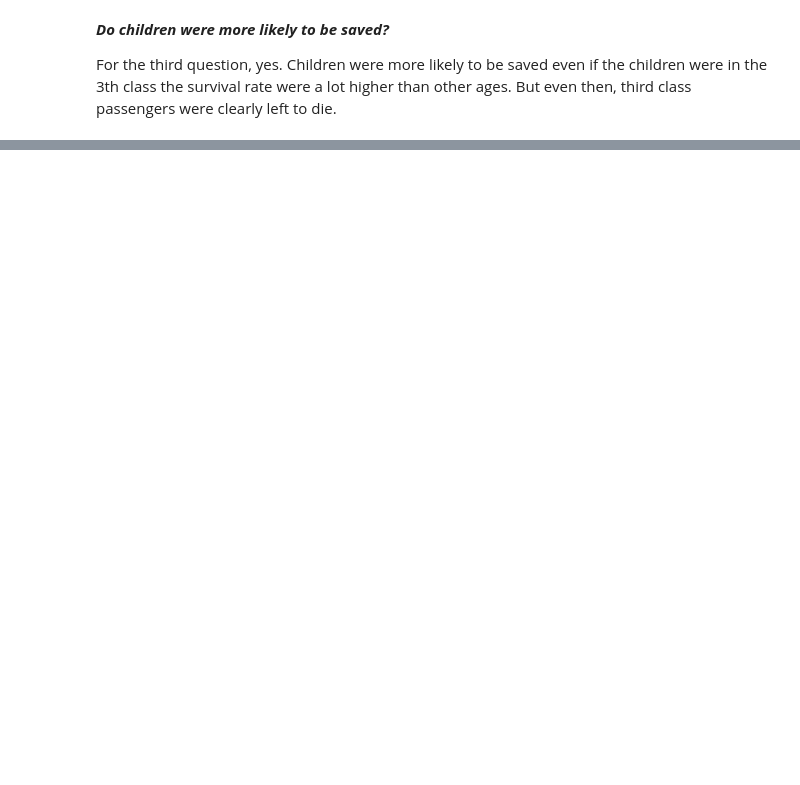
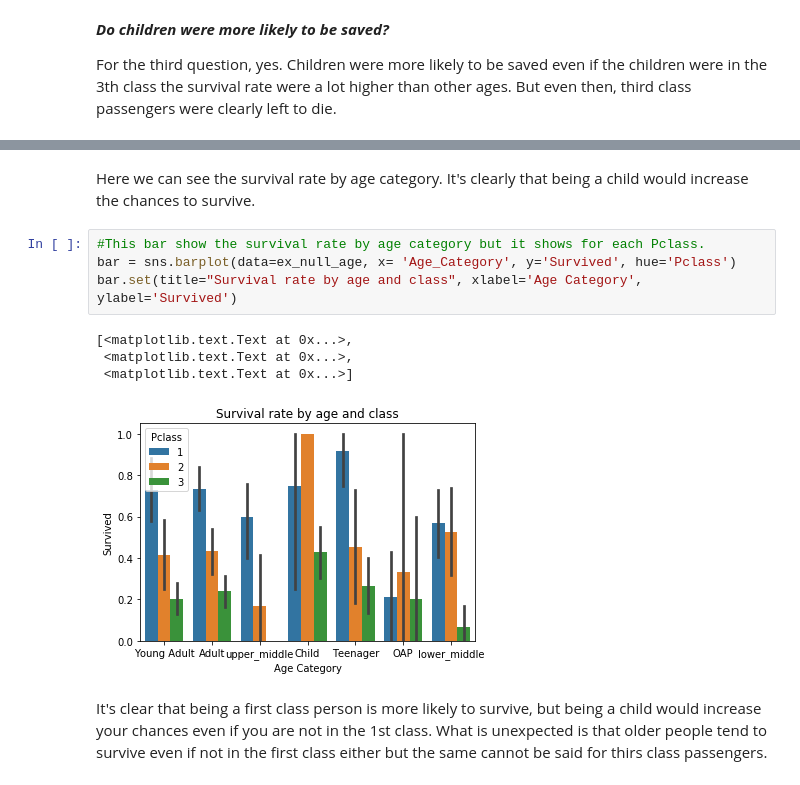
Before and after one commit to thiagoramos23/nanodegre-udacity-project-titanic, a Jupyter notebook: Titanic.ipynb, the cells around one changed output, grey strips where cells are left out. Saved outputs shown, nothing was run; the diff lists cells and outputs as text; blank space fills up the shorter version.

```diff
--- a/Titanic.ipynb
+++ b/Titanic.ipynb
@@ -94,0 +134,13 @@ sns.barplot(data=ex_null_age, x= 'Age_Category', y='Survived', hue='Pclass')
+# %% [markdown]
+Here we can see the survival rate by age category. It's clearly that being a child would increase the chances to survive.
+# %%
+#This bar show the survival rate by age category but it shows for each Pclass.
+bar = sns.barplot(data=ex_null_age, x= 'Age_Category', y='Survived', hue='Pclass')
+bar.set(title="Survival rate by age and class", xlabel='Age Category', ylabel='Survived')
+# %% [output]
+[<matplotlib.text.Text at 0x...>,
+ <matplotlib.text.Text at 0x...>,
+ <matplotlib.text.Text at 0x...>]
+[figure, added]
+# %% [markdown]
+It's clear that being a first class person is more likely to survive, but being a child would increase your chances even if you are not in the 1st class. What is unexpected is that older people tend to survive even if not in the first class either but the same cannot be said for thirs class passengers.
```
Also changed, not shown: parts of 16 cells of this notebook, 1 other file.
